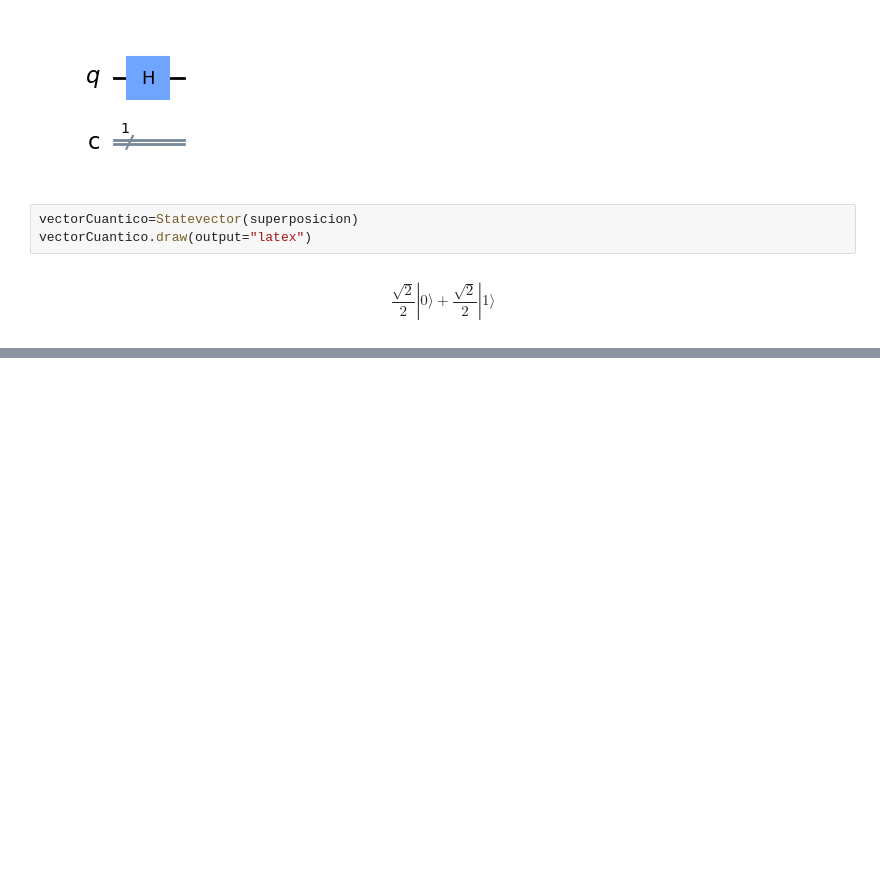
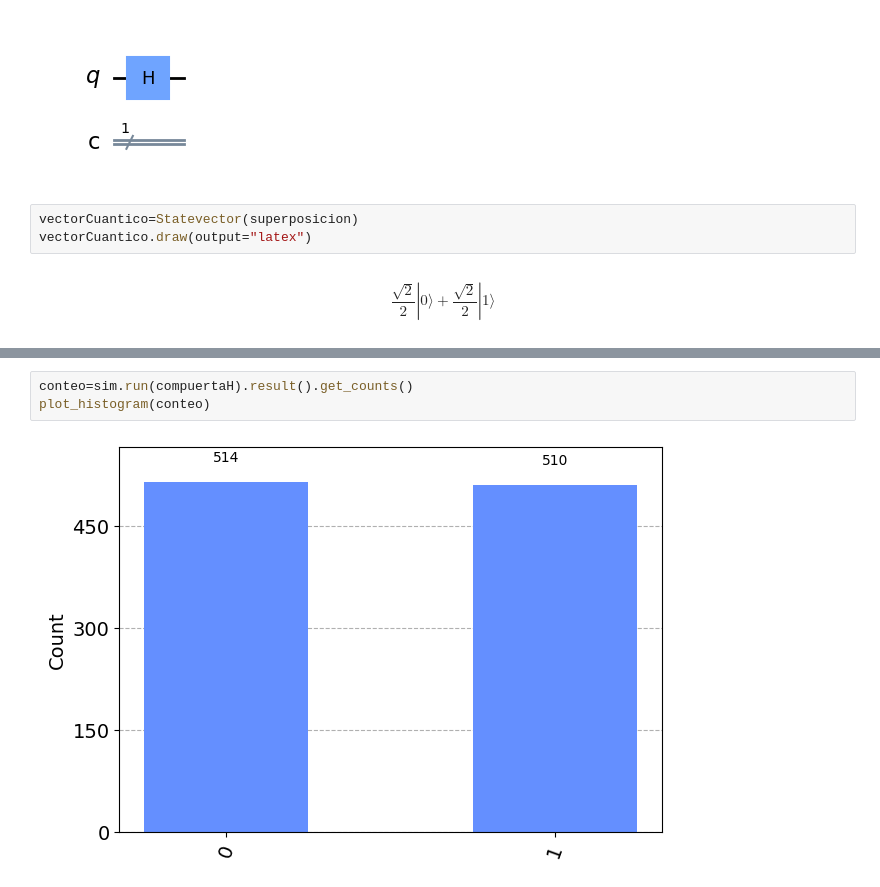
Before and after one commit to EusseJhoan/Utel_descifradoElQuantum, a Jupyter notebook: Descifrando_el_quantum.ipynb, the cells around one changed output, grey strips where cells are left out. Drawn from its saved outputs; the diff is of its cells as text; blank space fills up the shorter version.

```diff
--- a/Descifrando_el_quantum.ipynb
+++ b/Descifrando_el_quantum.ipynb
@@ -109,0 +139,5 @@ $$\frac{\sqrt{2}}{2} |0\rangle+\frac{\sqrt{2}}{2} |1\rangle$$
+# %%
+conteo=sim.run(compuertaH).result().get_counts()
+plot_histogram(conteo)
+# %% [output]
+[figure, added]
```
Also changed, not shown: parts of 25 cells of this notebook.
